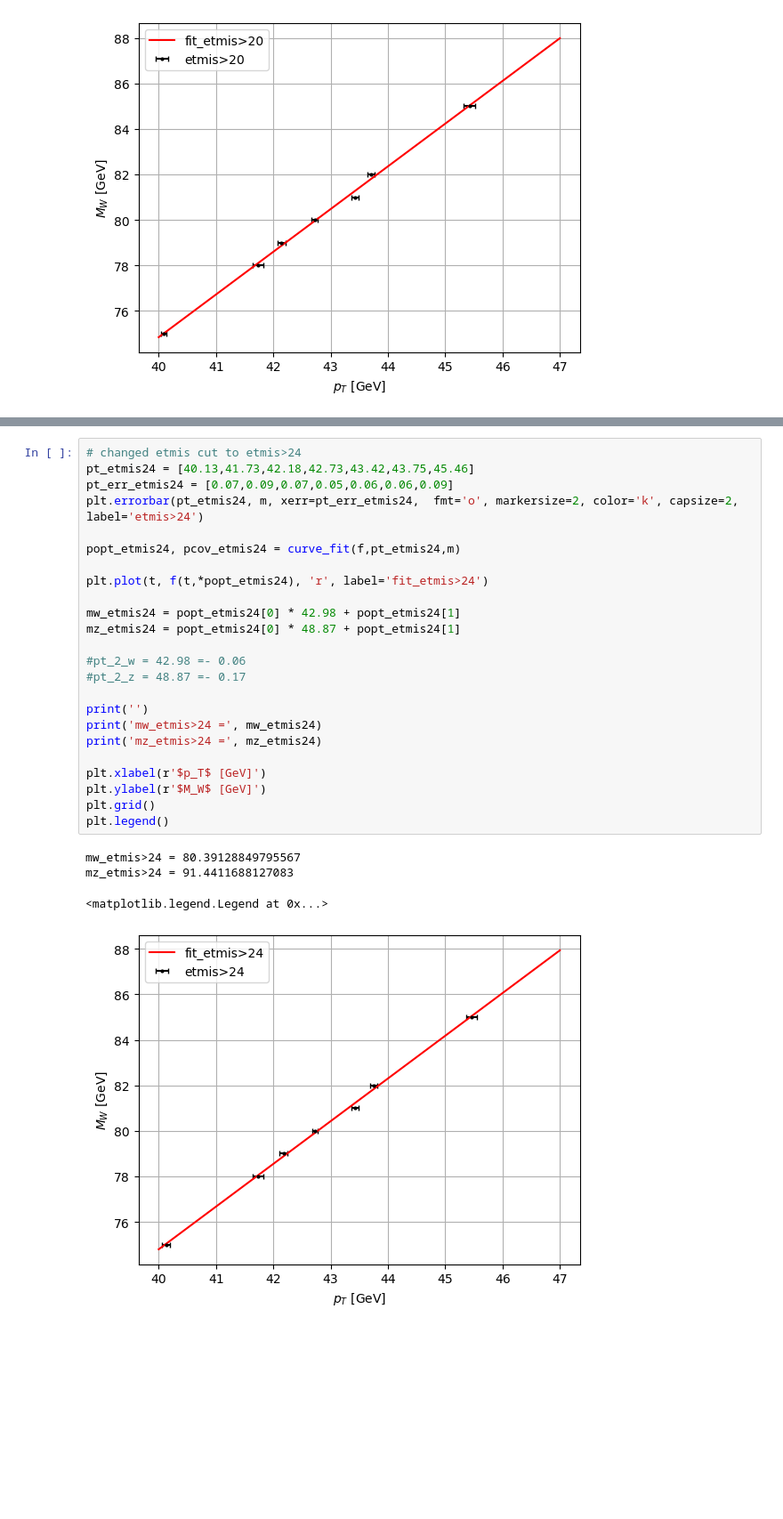
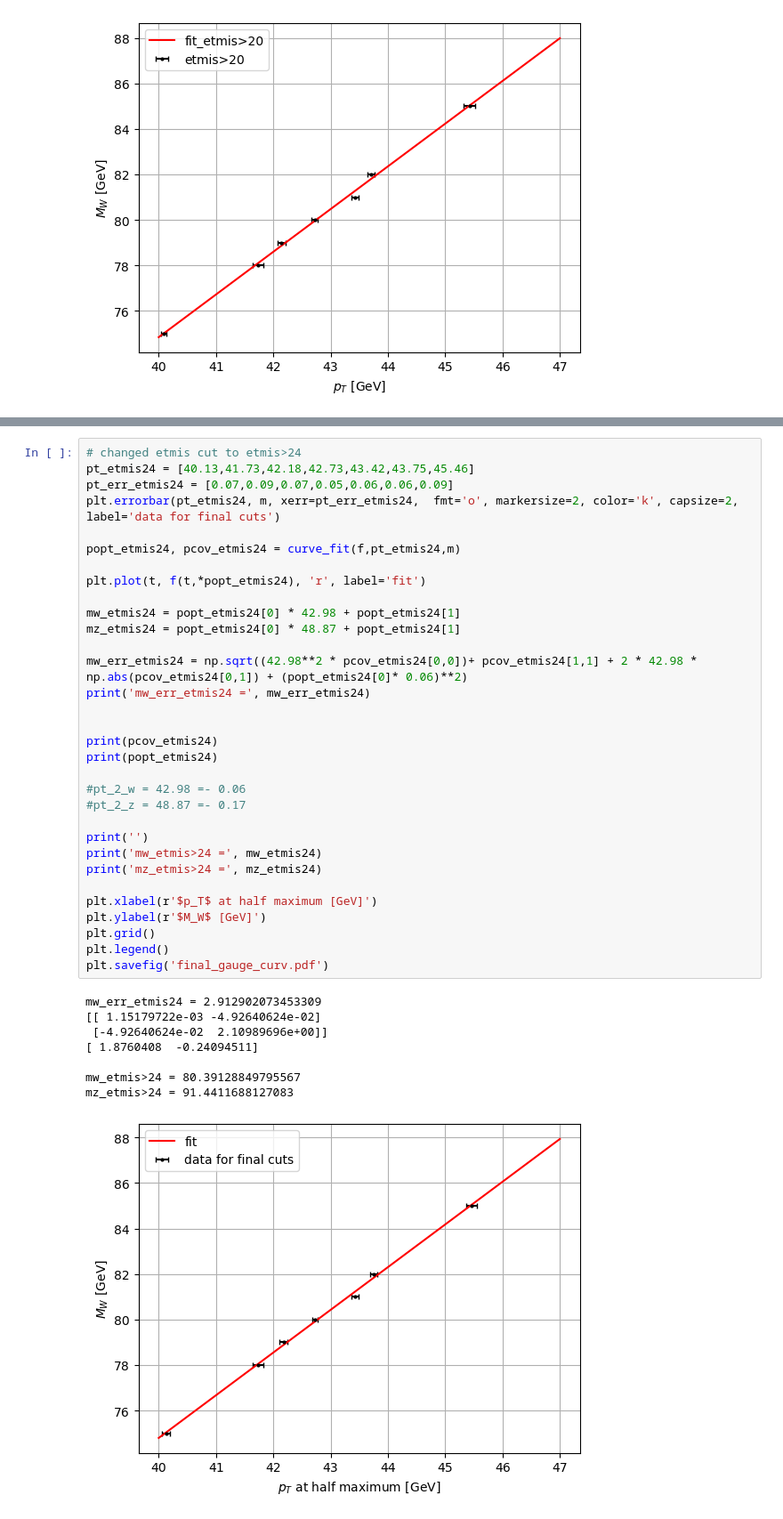
Before and after one commit to benjbrandt/E214, a Jupyter notebook: W_mass/w_mass.ipynb, the cells around one changed output, grey strips where cells are left out. Shown: that part at 89% size. Saved outputs shown, nothing was run; the diff lists cells and outputs as text; blank space fills up the shorter version.

```diff
--- a/W_mass/w_mass.ipynb
+++ b/W_mass/w_mass.ipynb
@@ -280,29 +299,41 @@ mz_etmis>25 = 91.45730509073252
 # %%
 # changed etmis cut to etmis>24
 pt_etmis24 = [40.13,41.73,42.18,42.73,43.42,43.75,45.46]
 pt_err_etmis24 = [0.07,0.09,0.07,0.05,0.06,0.06,0.09]
-plt.errorbar(pt_etmis24, m, xerr=pt_err_etmis24,  fmt='o', markersize=2, color='k', capsize=2, label='etmis>24')
+plt.errorbar(pt_etmis24, m, xerr=pt_err_etmis24,  fmt='o', markersize=2, color='k', capsize=2, label='data for final cuts')
 
 popt_etmis24, pcov_etmis24 = curve_fit(f,pt_etmis24,m)
 
-plt.plot(t, f(t,*popt_etmis24), 'r', label='fit_etmis>24')
+plt.plot(t, f(t,*popt_etmis24), 'r', label='fit')
 
 mw_etmis24 = popt_etmis24[0] * 42.98 + popt_etmis24[1]
 mz_etmis24 = popt_etmis24[0] * 48.87 + popt_etmis24[1]
+
+mw_err_etmis24 = np.sqrt((42.98**2 * pcov_etmis24[0,0])+ pcov_etmis24[1,1] + 2 * 42.98 * np.abs(pcov_etmis24[0,1]) + (popt_etmis24[0]* 0.06)**2)
+print('mw_err_etmis24 =', mw_err_etmis24)
+
+
+print(pcov_etmis24)
+print(popt_etmis24)
 
 #pt_2_w = 42.98 =- 0.06
 #pt_2_z = 48.87 =- 0.17
 
 print('')
 print('mw_etmis>24 =', mw_etmis24)
 print('mz_etmis>24 =', mz_etmis24)
 
-plt.xlabel(r'$p_T$ [GeV]')
+plt.xlabel(r'$p_T$ at half maximum [GeV]')
 plt.ylabel(r'$M_W$ [GeV]')
 plt.grid()
 plt.legend()
+plt.savefig('final_gauge_curv.pdf')
 # %% [output]
+mw_err_etmis24 = 2.912902073453309
+[[ 1.15179722e-03 -4.92640624e-02]
+ [-4.92640624e-02  2.10989696e+00]]
+[ 1.8760408  -0.24094511]
+
 mw_etmis>24 = 80.39128849795567
 mz_etmis>24 = 91.4411688127083
-<matplotlib.legend.Legend at 0x...>
-[figure, old version]
+[figure, new version]
```
Also changed, not shown: parts of 3 cells of this notebook, 42 other files.
